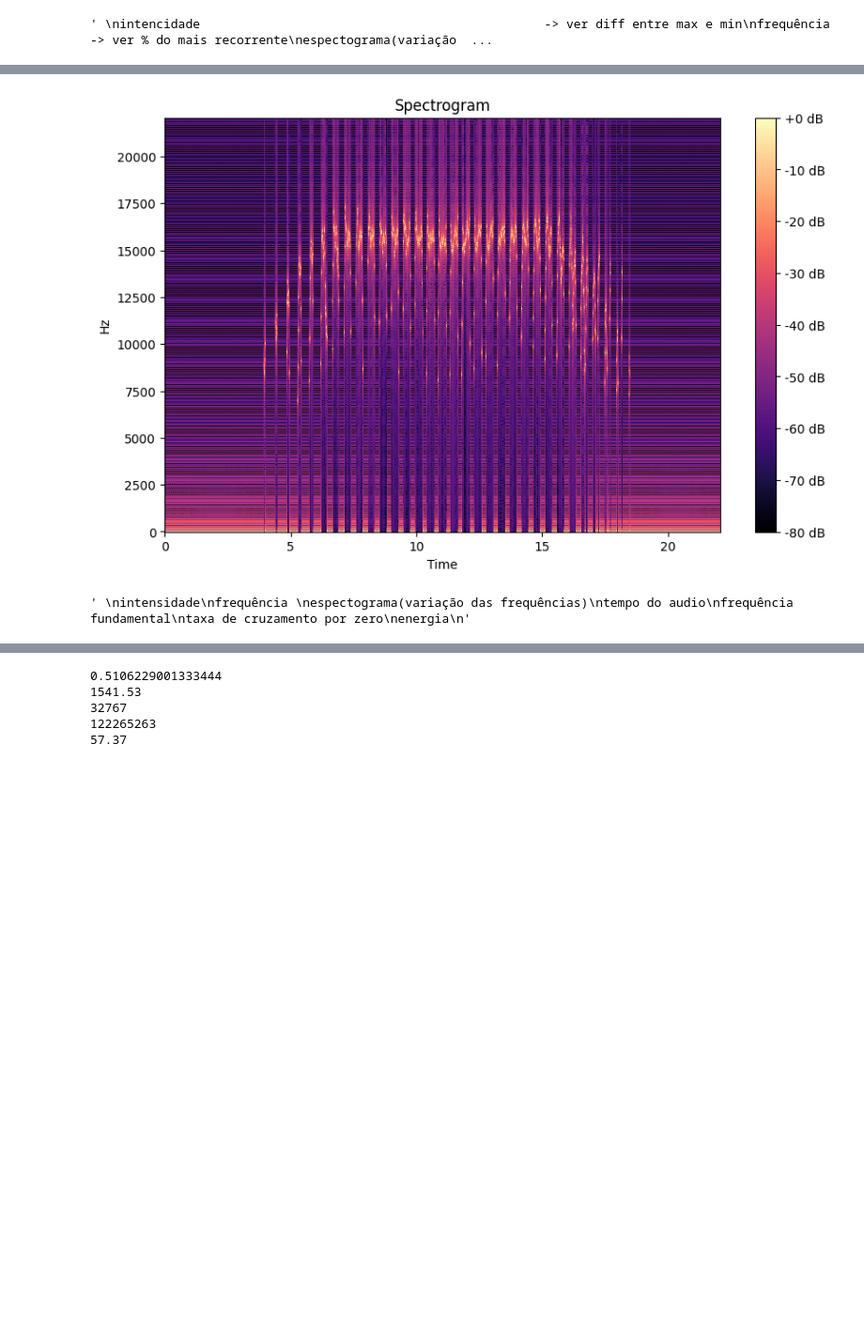
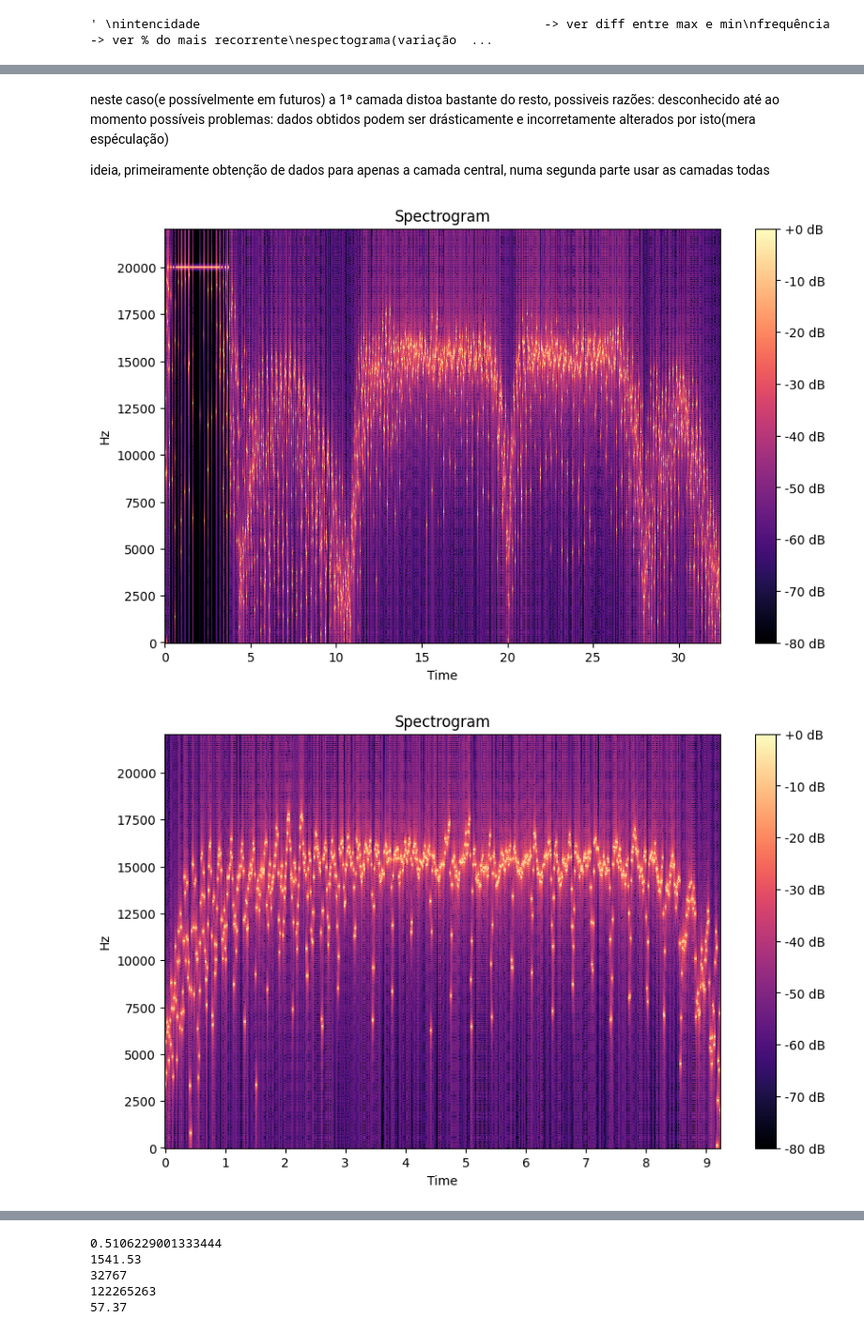
Before and after one commit to inesamorim/lung-cancer-classification, a Jupyter notebook: process_dicom.ipynb, the cells around one changed output, grey strips where cells are left out. Shown at 94% size. Saved outputs shown, nothing was run; the diff lists cells and outputs as text; code cells hidden in the pictures; blank space fills up the shorter version.

```diff
--- a/process_dicom.ipynb
+++ b/process_dicom.ipynb
@@ -359,7 +367,9 @@ _________________
 por imagem
 converter em som
 '''
-image_data = cropped[0][:,:,2]
+
+#image_data = cropped[0][:,:,0]
+image_data = cropped[0]
 
 
 def convert_to_sound(image_data):
@@ -372,17 +382,41 @@ def convert_to_sound(image_data):
     duration = 0.01      # Duration of each pixel's sound (seconds)
 
     #img = Image.fromarray(image_data).convert('L')
-    img_data = np.array(image_data)
+    #img_data = np.array(image_data)
+
+    ''''''
+
+
+
+    img_data = image_data[:,:,0]
+    img_data = img_data[img_data > 0]
+    img_data = np.array(img_data)
+    for i in range(1, N_SLICES):
+        i_dat = image_data[:,:,i]
+        i_dat = i_dat[i_dat>0]
+        if i == 2:
+            ii_data = np.array(i_dat)
+        img_data = np.append(img_data, np.array(i_dat))
+
+
+
 
 
     # Normalize the pixel intensities to the frequency range
     frequencies = np.interp(img_data, [0, 0.7], [min_freq, max_freq])  #[0, 255]
+    iifrequencies = np.interp(ii_data, [0, 0.7], [min_freq, max_freq])  #[0, 255]
+
 
     audio_data = np.hstack([generate_sine_wave(freq, duration, sample_rate) for freq in frequencies.flatten()])
 
     audio_data = np.int16(audio_data / np.max(np.abs(audio_data)) * 32767)
 
-    return audio_data, sample_rate
+
+    iiaudio_data = np.hstack([generate_sine_wave(freq, duration, sample_rate) for freq in iifrequencies.flatten()])
+
+    iiaudio_data = np.int16(iiaudio_data / np.max(np.abs(iiaudio_data)) * 32767)
+
+    return audio_data, sample_rate, iiaudio_data
 
 
 '''
@@ -427,4 +461,4 @@ def generate_sine_wave(frequency, duration, sample_rate):
     return wave
 
 
-ad, sr = convert_to_sound(image_data)
+ad, sr, iiad = convert_to_sound(image_data)
@@ -459,23 +508,30 @@ plt.show()
+# %% [markdown]
+neste caso(e possívelmente em futuros) a 1ª camada distoa bastante do resto,
+possiveis razões: desconhecido até ao momento
+possíveis problemas: dados obtidos podem ser drásticamente e incorretamente alterados por isto(mera espéculação)
+
+ideia, primeiramente obtenção de dados para apenas a camada central, numa segunda parte usar as camadas todas
 # %%
 
 def ver_specto(audio_data, sample_rate):
     # Check if the audio data is integer type
     if np.issubdtype(audio_data.dtype, np.integer):
         # Normalize the audio data to float32 in the range [-1, 1]
         audio_data = audio_data / np.max(np.abs(audio_data), axis=0)
 
     S = librosa.stft(audio_data)  # Short-time Fourier transform
     S_db = librosa.amplitude_to_db(np.abs(S), ref=np.max)  # Convert to decibel scale
 
     # Plot the spectrogram
     plt.figure(figsize=(10, 6))
     librosa.display.specshow(S_db, sr=sample_rate, x_axis='time', y_axis='hz', cmap='magma')
     plt.colorbar(format='%+2.0f dB')
     plt.title('Spectrogram')
     plt.show()
     return
 
 ver_specto(ad, sr)
+ver_specto(iiad, sr)
 # %% [output]
-[figure, old version]
+[figure, new version]
-' \nintensidade\nfrequência \nespectograma(variação das frequências)\ntempo do audio\nfrequência fundamental\ntaxa de cruzamento por zero\nenergia\n'
+[figure, added]
```
Also changed, not shown: parts of 8 cells of this notebook, 2 other files.
